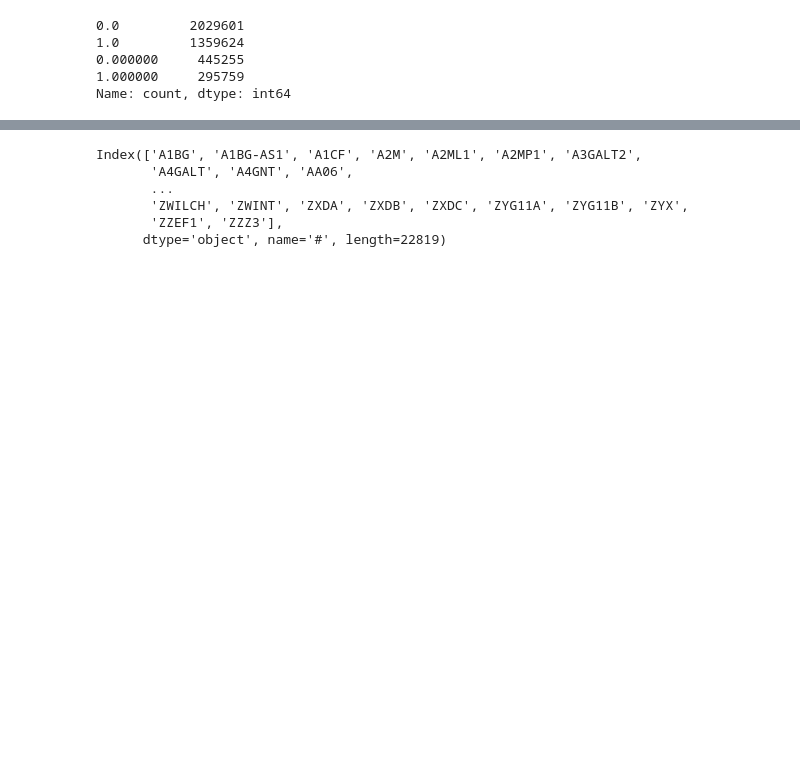
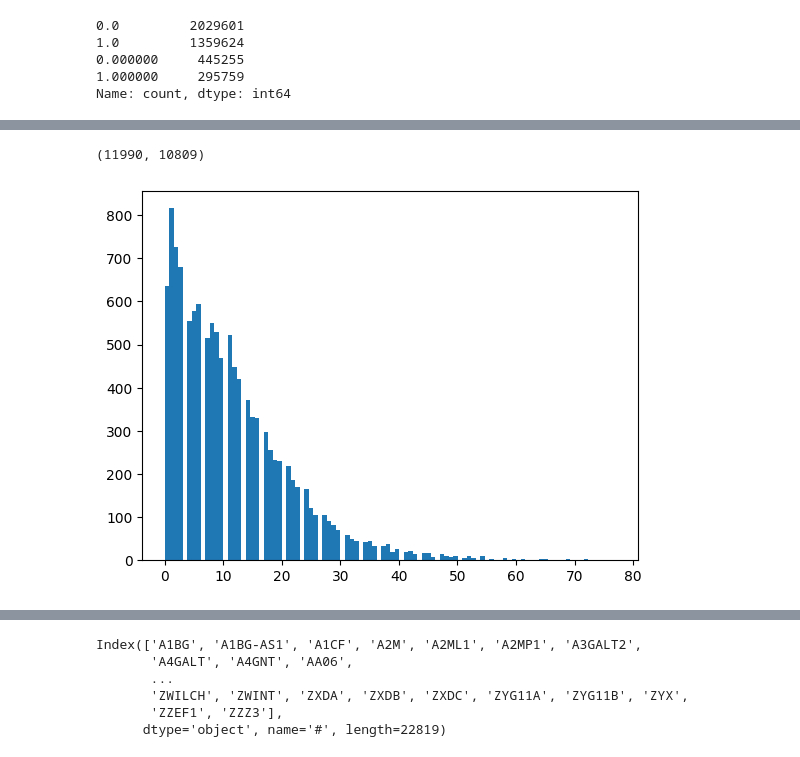
Before and after one commit to kamalobbad/UCE, a Jupyter notebook: notebooks/2024/AUG/08.21.ipynb, the cells around one changed output, grey strips where cells are left out. Saved outputs shown, nothing was run; the diff lists cells and outputs as text; code cells hidden in the pictures; blank space fills up the shorter version.

```diff
--- a/notebooks/2024/AUG/08.21.ipynb
+++ b/notebooks/2024/AUG/08.21.ipynb
@@ -72,0 +97,9 @@ adata = sc.read("10k_pbmcs_proc_uce_adata.h5ad")
+# %%
+adata.X.shape
+# %% [output]
+(11990, 10809)
+# %%
+fos_gene_index = adata.var['gene_symbols'].to_list().index("FOS")
+plt.hist(adata.X[:, fos_gene_index].toarray(), bins=100);
+# %% [output]
+[figure, added]
```
Also changed, not shown: parts of 18 cells of this notebook, 6 other files.
